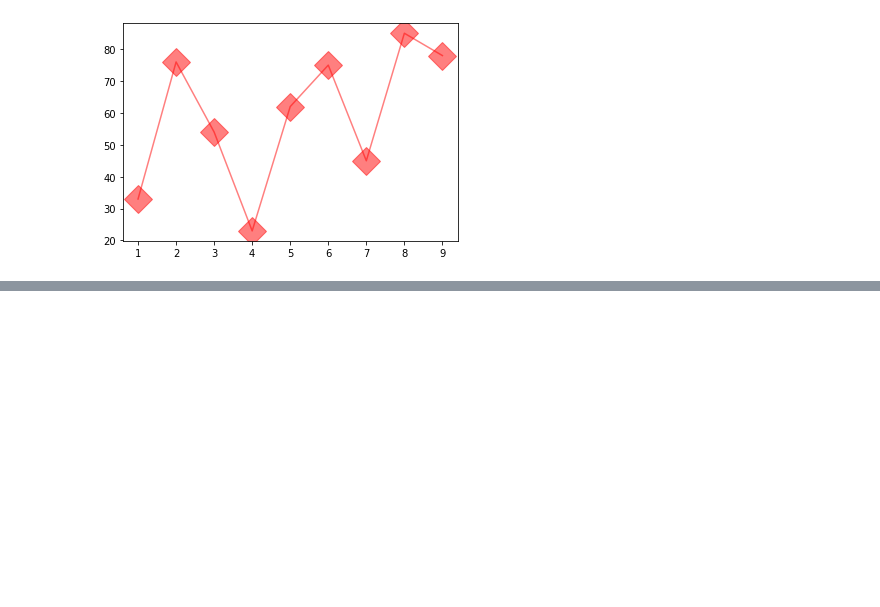
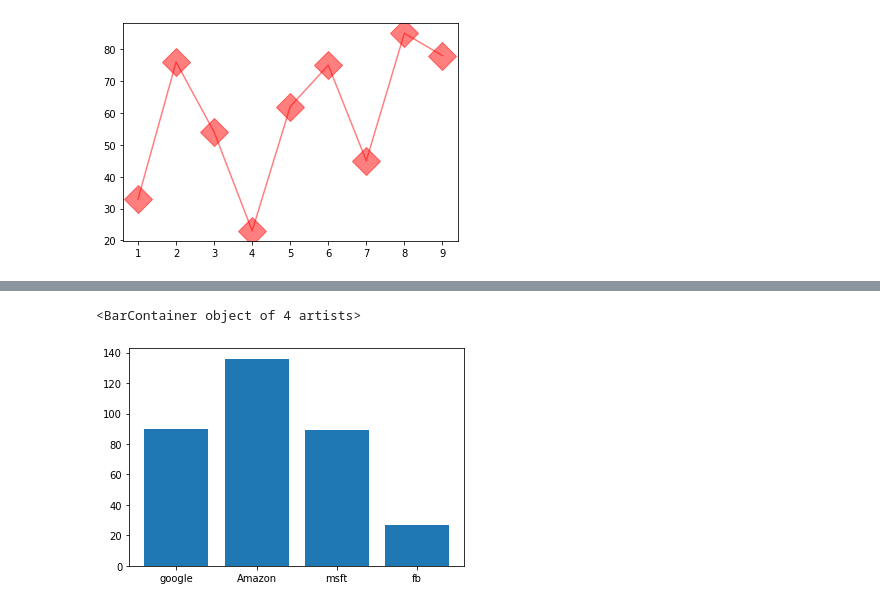
Before and after one commit to nikhil2008github/Data-ops, a Jupyter notebook: matplotlib.ipynb, the cells around one changed output, grey strips where cells are left out. Cells and saved outputs as stored; diff of their text form; code cells hidden in the pictures; blank space fills up the shorter version.

```diff
--- a/matplotlib.ipynb
+++ b/matplotlib.ipynb
@@ -48,0 +91,7 @@ plt.plot(x,y, 'r-D' ,markersize=20, alpha =.5) # alpha is to define the transpar
+# %%
+#plt.xticks (ypos,revenue) is used to label of particular bar by numpy
+plt.xticks([0,1,2,3],['google','Amazon','msft','fb'],rotation=0)
+plt.bar(xpos,revenue)
+# %% [output]
+<BarContainer object of 4 artists>
+[figure, added]
```
Also changed, not shown: parts of 13 cells of this notebook.
